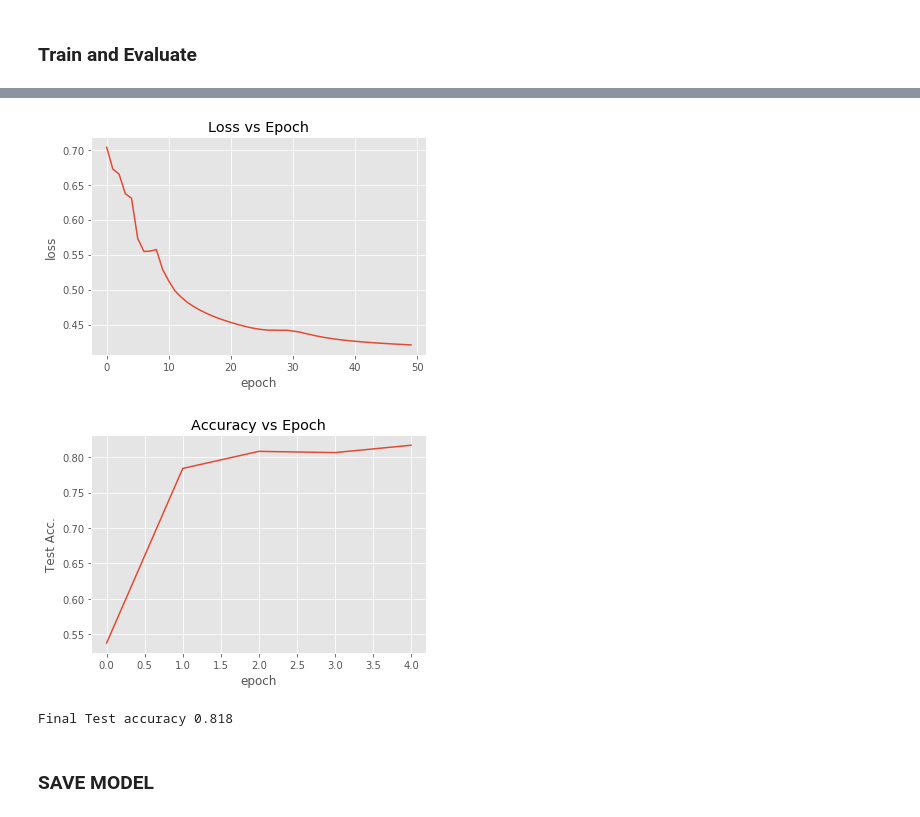
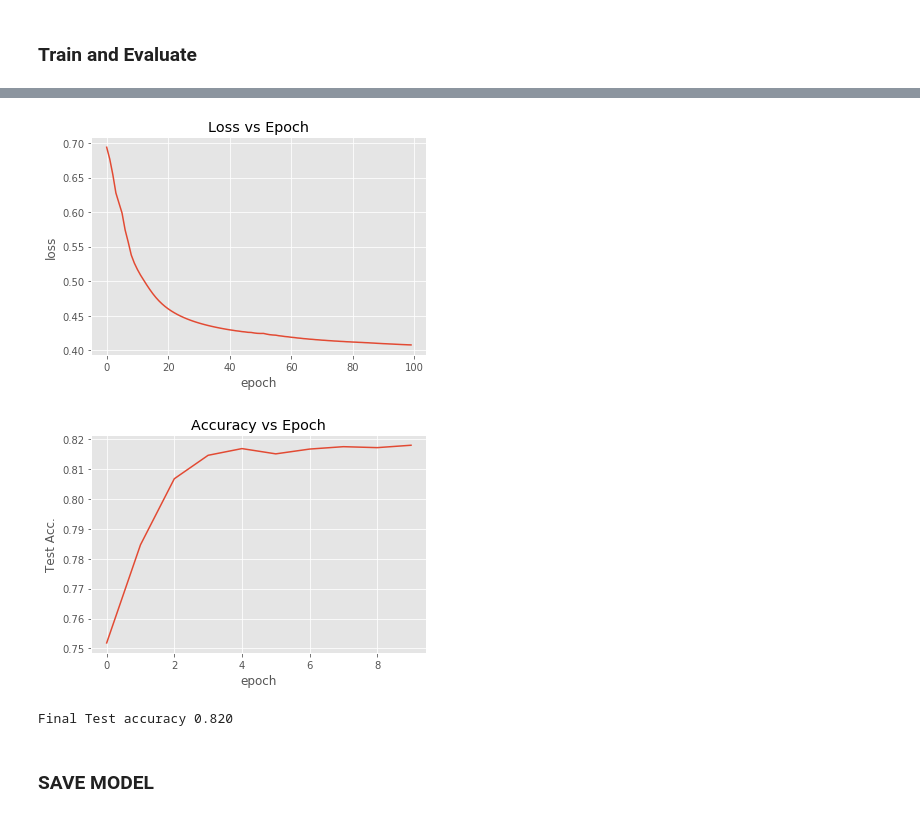
Before and after one commit to aradhyamathur/news_city_sentiment, a Jupyter notebook: news_analysis.ipynb, the cells around one changed output, grey strips where cells are left out. Drawn from its saved outputs; the diff is of its cells as text; code cells hidden in the pictures.

```diff
--- a/news_analysis.ipynb
+++ b/news_analysis.ipynb
@@ -17,7 +18,7 @@ style.use('ggplot')
 ### Prepare Dataset
 # %%
 
-my_word = ENGLISH_STOP_WORDS - {'any', 'no', 'not'}
+my_word = ENGLISH_STOP_WORDS
 
 POS_TRAIN_PATH = './dataset/aclImdb/train/pos/'
 NEG_TRAIN_PATH = './dataset/aclImdb/train/neg/'
@@ -130,7 +131,7 @@ def evaluate(X_test,y_test):
 #     print('Test accuracy %.3f' % (correct / total))
     return correct / total
 
-epochs = 50
+epochs = 100
 learning_rate = 5e-2
 criterion = nn.CrossEntropyLoss()
 optimizer = torch.optim.Adagrad(net.parameters(), lr=learning_rate)
@@ -187,6 +191,6 @@ Test acc: 0.81696
-[figure, old version]
+[figure, new version]
-[figure, old version]
+[figure, new version]
-Final Test accuracy 0.818
+Final Test accuracy 0.820
 # %% [markdown]
 ### SAVE MODEL
 # %%
```
Also changed, not shown: parts of 26 cells of this notebook.
